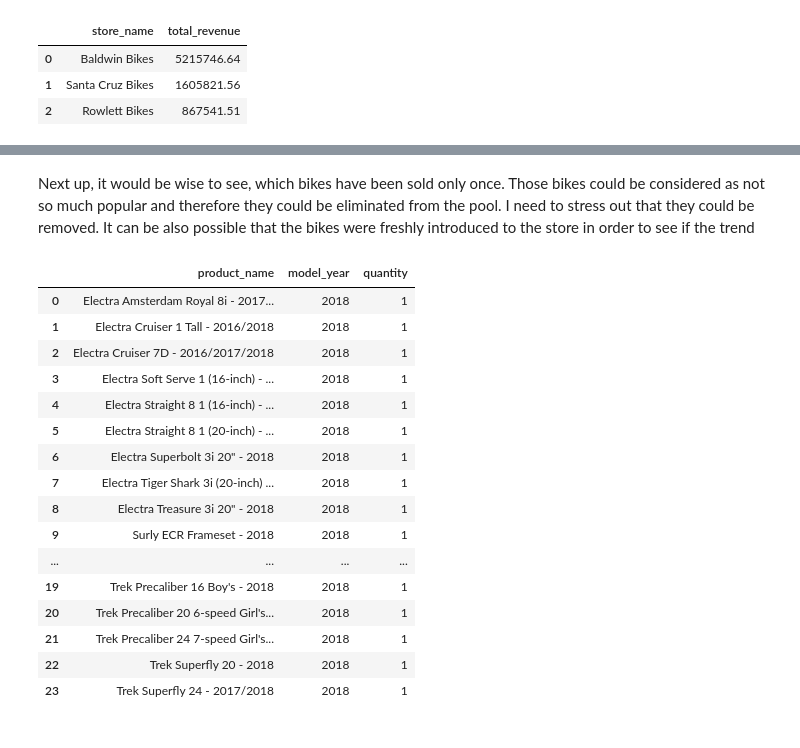
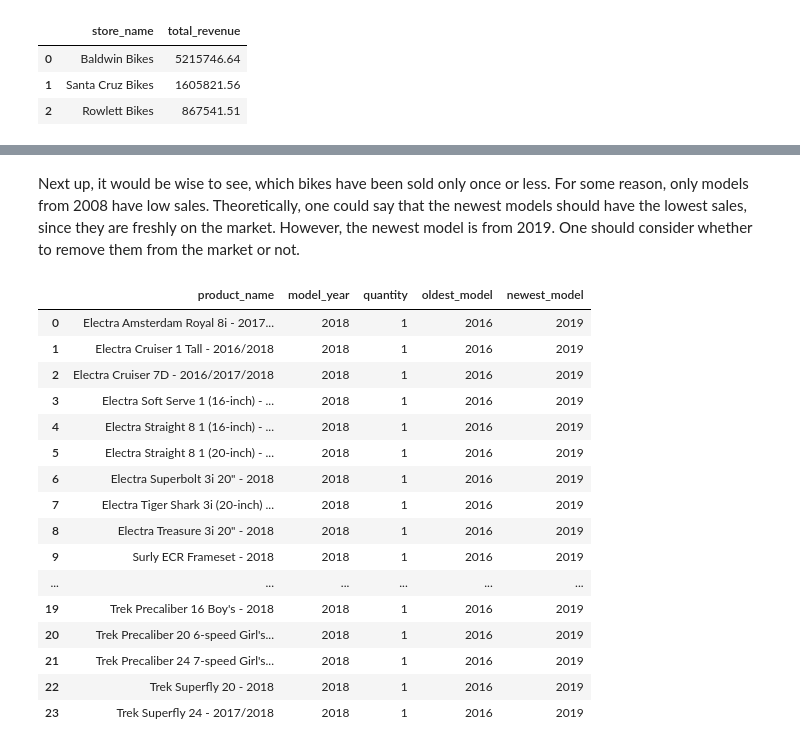
Before and after one commit to hoang-chinh/personal-portfolio, a Jupyter notebook: bikes_project/bikes_project.ipynb, the cells around one changed output, grey strips where cells are left out. Cells and saved outputs as stored; diff of their text form; code cells hidden in the pictures.

```diff
--- a/bikes_project/bikes_project.ipynb
+++ b/bikes_project/bikes_project.ipynb
@@ -883,32 +983,37 @@ df
 # %% [markdown]
-Next up, it would be wise to see, which bikes have been sold only once. Those bikes could be considered as not so much popular and therefore they could be eliminated from the pool. I need to stress out that they could be removed. It can be also possible that the bikes were freshly introduced to the store in order to see if the trend
+Next up, it would be wise to see, which bikes have been sold only once or less. For some reason, only models from 2008 have low sales. Theoretically, one could say that the newest models should have the lowest sales, since they are freshly on the market. However, the newest model is from 2019. One should consider whether to remove them from the market or not.
 # %%
 query= """
-SELECT p.product_name, p.model_year, SUM(o.quantity) AS quantity
+SELECT
+    p.product_name,
+    p.model_year, SUM(o.quantity) AS quantity,
+    (SELECT MIN(model_year) FROM products) AS oldest_model,
+    (SELECT MAX(model_year) FROM products) AS newest_model
 FROM order_items AS o
 LEFT JOIN products AS p
-USING (product_id)
+    USING (product_id)
 GROUP BY product_name
-HAVING SUM(o.quantity) <= 1
+    HAVING SUM(o.quantity) <= 1
 ORDER BY quantity
 """
+
 df = pd.read_sql_query(query, connection)
 df
 # %% [output]
-|  | product_name | model_year | quantity |
-| 0 | Electra Amsterdam Royal 8i - 2017... | 2018 | 1 |
-| 1 | Electra Cruiser 1 Tall - 2016/2018 | 2018 | 1 |
-| 2 | Electra Cruiser 7D - 2016/2017/2018 | 2018 | 1 |
-| 3 | Electra Soft Serve 1 (16-inch) - ... | 2018 | 1 |
-| 4 | Electra Straight 8 1 (16-inch) - ... | 2018 | 1 |
-| 5 | Electra Straight 8 1 (20-inch) - ... | 2018 | 1 |
-| 6 | Electra Superbolt 3i 20" - 2018 | 2018 | 1 |
-| 7 | Electra Tiger Shark 3i (20-inch) ... | 2018 | 1 |
-| 8 | Electra Treasure 3i 20" - 2018 | 2018 | 1 |
-| 9 | Surly ECR Frameset - 2018 | 2018 | 1 |
-| ... | ... | ... | ... |
-| 19 | Trek Precaliber 16 Boy's - 2018 | 2018 | 1 |
-| 20 | Trek Precaliber 20 6-speed Girl's... | 2018 | 1 |
-| 21 | Trek Precaliber 24 7-speed Girl's... | 2018 | 1 |
-| 22 | Trek Superfly 20 - 2018 | 2018 | 1 |
-| 23 | Trek Superfly 24 - 2017/2018 | 2018 | 1 |
+|  | product_name | model_year | quantity | oldest_model | newest_model |
+| 0 | Electra Amsterdam Royal 8i - 2017... | 2018 | 1 | 2016 | 2019 |
+| 1 | Electra Cruiser 1 Tall - 2016/2018 | 2018 | 1 | 2016 | 2019 |
+| 2 | Electra Cruiser 7D - 2016/2017/2018 | 2018 | 1 | 2016 | 2019 |
+| 3 | Electra Soft Serve 1 (16-inch) - ... | 2018 | 1 | 2016 | 2019 |
+| 4 | Electra Straight 8 1 (16-inch) - ... | 2018 | 1 | 2016 | 2019 |
+| 5 | Electra Straight 8 1 (20-inch) - ... | 2018 | 1 | 2016 | 2019 |
+| 6 | Electra Superbolt 3i 20" - 2018 | 2018 | 1 | 2016 | 2019 |
+| 7 | Electra Tiger Shark 3i (20-inch) ... | 2018 | 1 | 2016 | 2019 |
+| 8 | Electra Treasure 3i 20" - 2018 | 2018 | 1 | 2016 | 2019 |
+| 9 | Surly ECR Frameset - 2018 | 2018 | 1 | 2016 | 2019 |
+| ... | ... | ... | ... | ... | ... |
+| 19 | Trek Precaliber 16 Boy's - 2018 | 2018 | 1 | 2016 | 2019 |
+| 20 | Trek Precaliber 20 6-speed Girl's... | 2018 | 1 | 2016 | 2019 |
+| 21 | Trek Precaliber 24 7-speed Girl's... | 2018 | 1 | 2016 | 2019 |
+| 22 | Trek Superfly 20 - 2018 | 2018 | 1 | 2016 | 2019 |
+| 23 | Trek Superfly 24 - 2017/2018 | 2018 | 1 | 2016 | 2019 |
```
Also changed, not shown: parts of 57 cells of this notebook.
